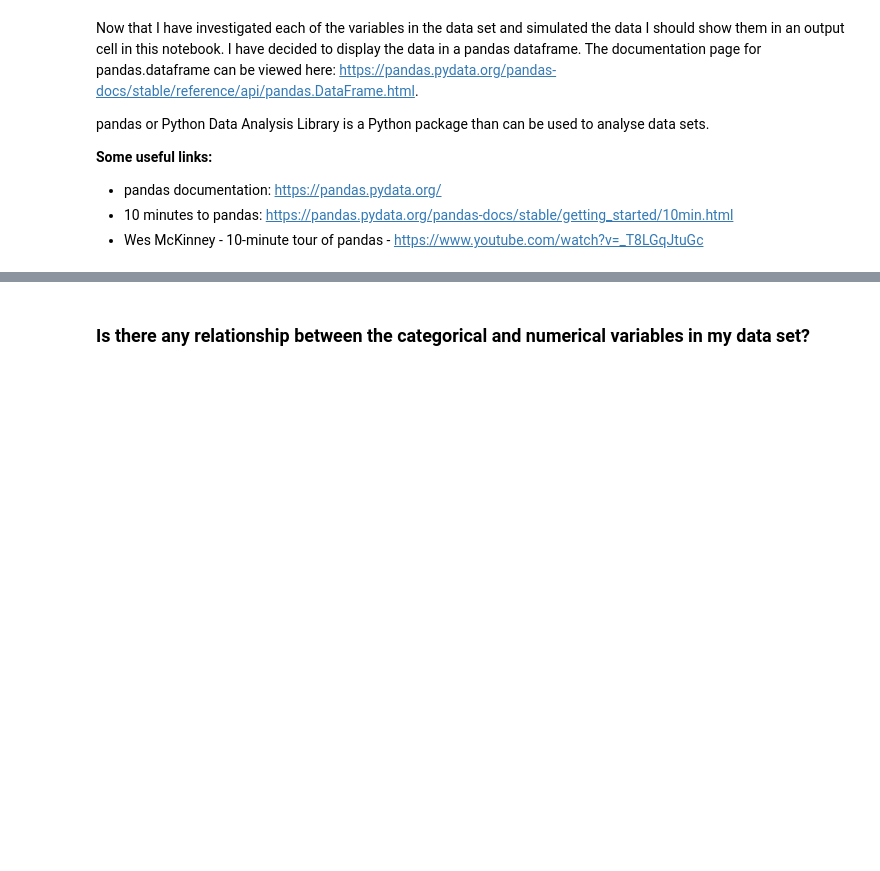
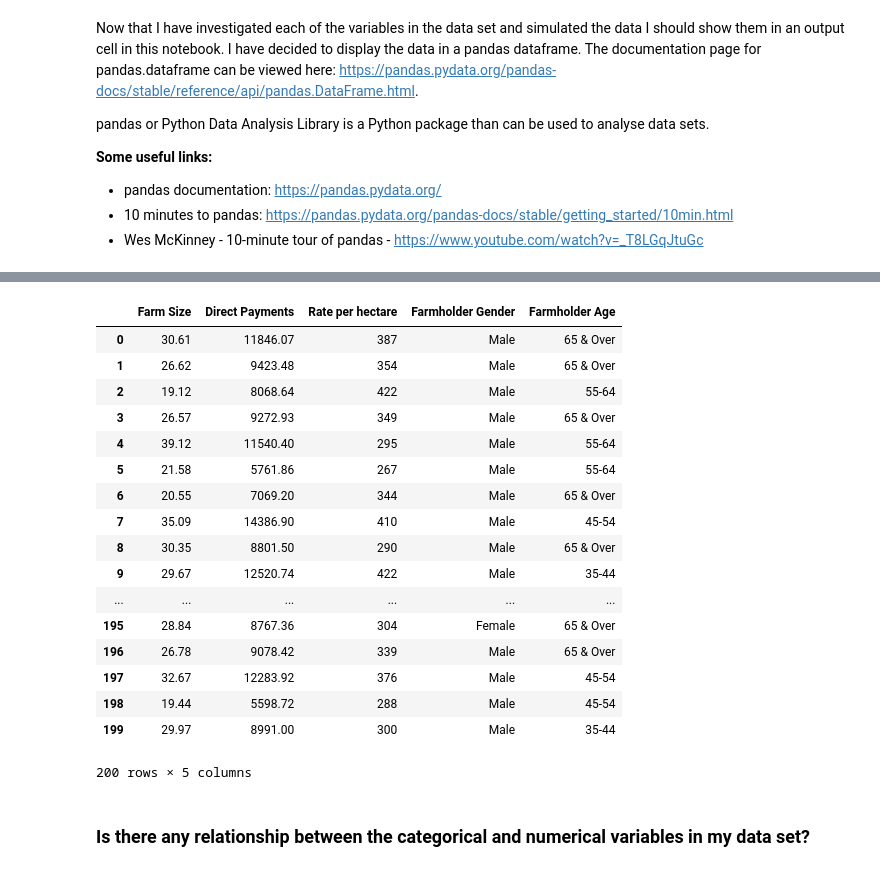
Before and after one commit to johndunne2019/PDA-Project-Data-Simulation, a Jupyter notebook: Data-Simulation.ipynb, the cells around one changed output, grey strips where cells are left out. Saved outputs shown, nothing was run; the diff lists cells and outputs as text; code cells hidden in the pictures; blank space fills up the shorter version.

```diff
--- a/Data-Simulation.ipynb
+++ b/Data-Simulation.ipynb
@@ -1014,3 +991,35 @@ df
+# %%
+# 5 individual dataframes of the 5 variables simulated earlier
+df1= pd.DataFrame(farm_size, columns=['Farm Size'])
+df2= pd.DataFrame(direct_payment, columns=['Direct Payments'])
+df3= pd.DataFrame(Rate, columns=['Rate per hectare'])
+df4= pd.DataFrame(Gender, columns=['Farmholder Gender'])
+df5= pd.DataFrame(Age, columns=['Farmholder Age'])
+# pandas.concat to concatenate the 5 dataframes into one dataframe
+df = pd.concat([df1, df2, df3, df4, df5], axis=1)
+# axis=1 used to combine onjects horizontally along the x axis
+# I read about this on the pandas.concat documentation page
+df
+# dataframe displayed in output
+# %% [output]
+|  | Farm Size | Direct Payments | Rate per hectare | Farmholder Gender | Farmholder Age |
+| 0 | 30.61 | 11846.07 | 387 | Male | 65 & Over |
+| 1 | 26.62 | 9423.48 | 354 | Male | 65 & Over |
+| 2 | 19.12 | 8068.64 | 422 | Male | 55-64 |
+| 3 | 26.57 | 9272.93 | 349 | Male | 65 & Over |
+| 4 | 39.12 | 11540.40 | 295 | Male | 55-64 |
+| 5 | 21.58 | 5761.86 | 267 | Male | 55-64 |
+| 6 | 20.55 | 7069.20 | 344 | Male | 65 & Over |
+| 7 | 35.09 | 14386.90 | 410 | Male | 45-54 |
+| 8 | 30.35 | 8801.50 | 290 | Male | 65 & Over |
+| 9 | 29.67 | 12520.74 | 422 | Male | 35-44 |
+| ... | ... | ... | ... | ... | ... |
+| 195 | 28.84 | 8767.36 | 304 | Female | 65 & Over |
+| 196 | 26.78 | 9078.42 | 339 | Male | 65 & Over |
+| 197 | 32.67 | 12283.92 | 376 | Male | 45-54 |
+| 198 | 19.44 | 5598.72 | 288 | Male | 45-54 |
+| 199 | 29.97 | 8991.00 | 300 | Male | 35-44 |
+200 rows × 5 columns
 # %% [markdown]
 ### Is there any relationship between the categorical and numerical variables in my data set?
 # %% [markdown]
```
Also changed, not shown: parts of 26 cells of this notebook.
